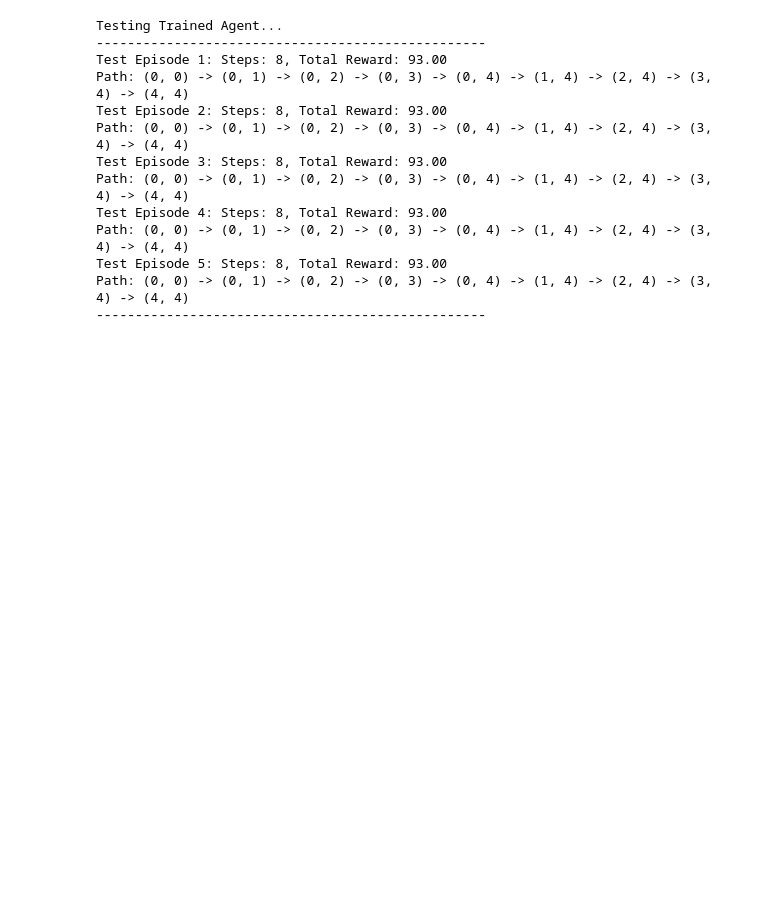
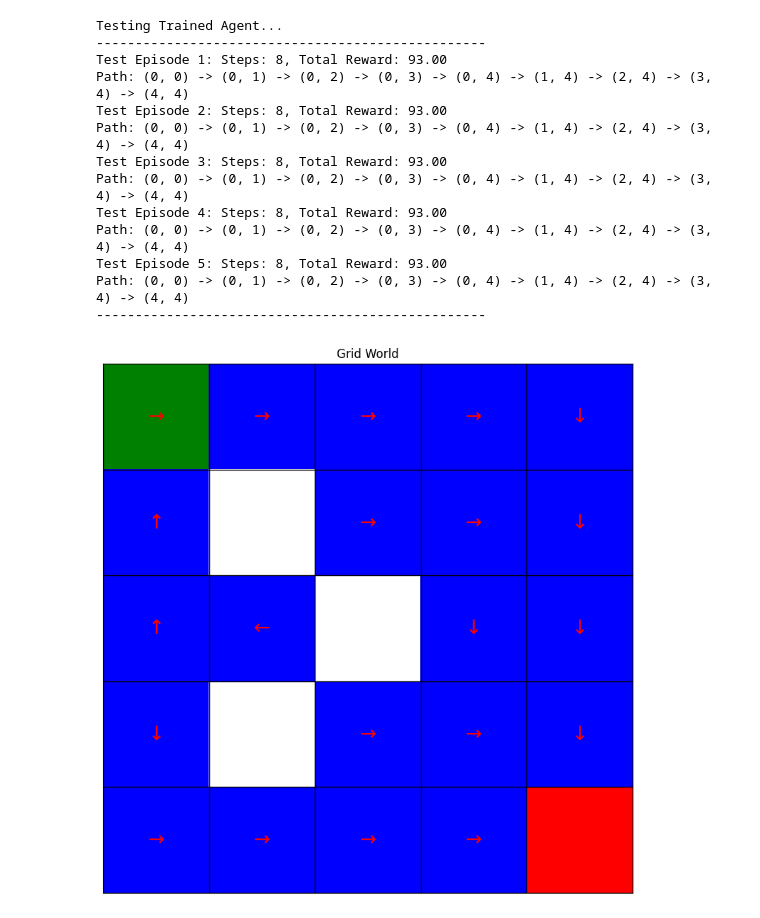
Before and after one commit to Abhijith-E/ReinforcementLearning, a Jupyter notebook: Lab5.ipynb, the cells around one changed output. Drawn from its saved outputs; the diff is of its cells as text; code cells hidden in the pictures; blank space fills up the shorter version.

Commit message:
feat: add learned policy visualization
- Extract greedy policy from Q-table
- Render GridWorld with directional arrows
- Display optimal actions for each state

```diff
--- a/Lab5.ipynb
+++ b/Lab5.ipynb
@@ -317,3 +317,10 @@ Path: (0, 0) -> (0, 1) -> (0, 2) -> (0, 3) -> (0, 4) -> (1, 4) -> (2, 4) -> (3,
 Test Episode 5: Steps: 8, Total Reward: 93.00
 Path: (0, 0) -> (0, 1) -> (0, 2) -> (0, 3) -> (0, 4) -> (1, 4) -> (2, 4) -> (3, 4) -> (4, 4)
 --------------------------------------------------
+# %%
+# Visualize learned policy
+policy = agent.get_policy()
+env.reset()
+env.render(policy=policy)
+# %% [output]
+[figure, added]
```
